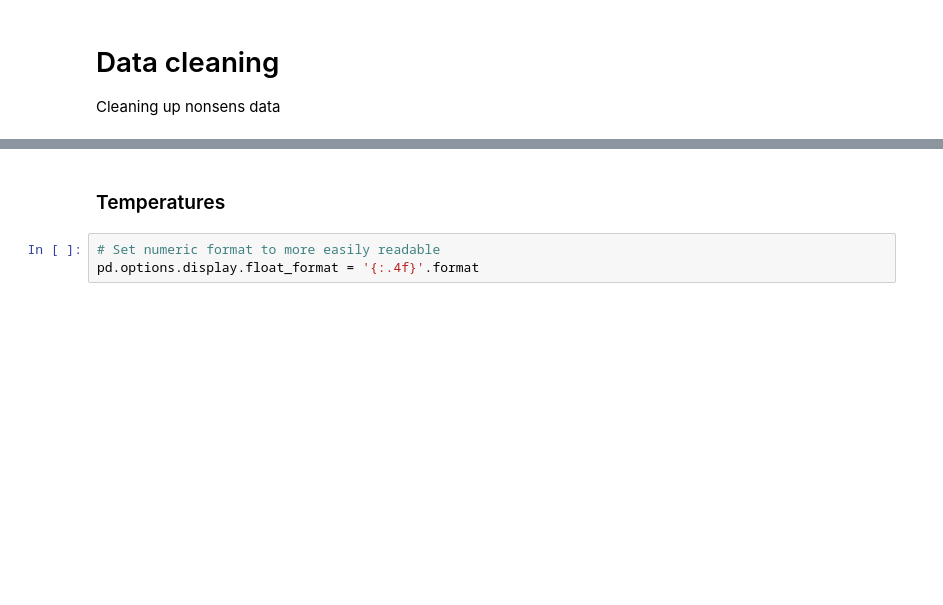
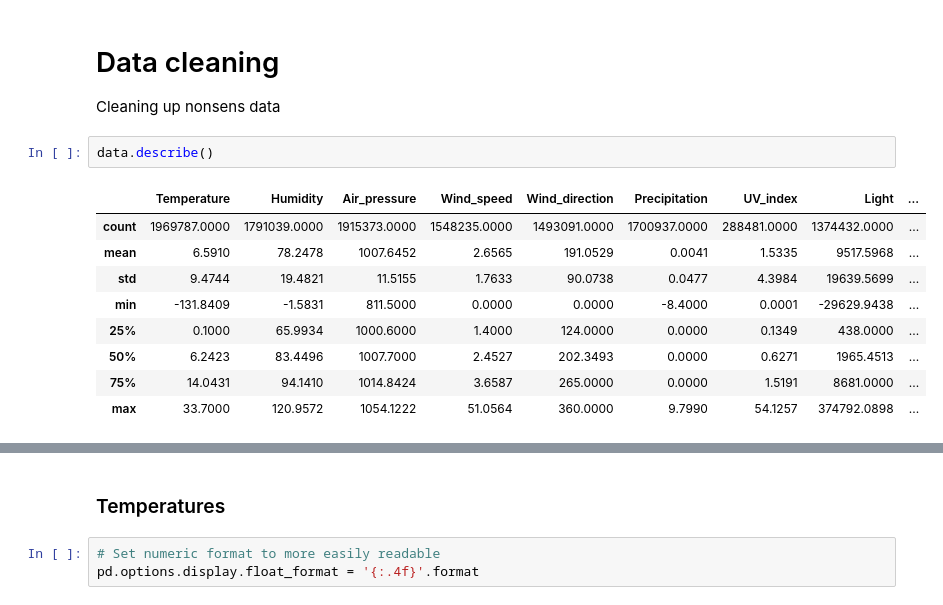
Before and after one commit to rkapp22/holidayplanner, a Jupyter notebook: holidayweather.ipynb, the cells around one changed output, grey strips where cells are left out. Drawn from its saved outputs; the diff is of its cells as text; blank space fills up the shorter version.

```diff
--- a/holidayweather.ipynb
+++ b/holidayweather.ipynb
@@ -450,3 +449,15 @@ pd.concat([data.head(), data.tail()])
 # %% [markdown]
 # Data cleaning
 Cleaning up nonsens data
+# %%
+data.describe()
+# %% [output]
+|  | Temperature | Humidity | Air_pressure | Wind_speed | Wind_direction | Precipitation | UV_index | Light | ... |
+| count | 1969787.0000 | 1791039.0000 | 1915373.0000 | 1548235.0000 | 1493091.0000 | 1700937.0000 | 288481.0000 | 1374432.0000 | ... |
+| mean | 6.5910 | 78.2478 | 1007.6452 | 2.6565 | 191.0529 | 0.0041 | 1.5335 | 9517.5968 | ... |
+| std | 9.4744 | 19.4821 | 11.5155 | 1.7633 | 90.0738 | 0.0477 | 4.3984 | 19639.5699 | ... |
+| min | -131.8409 | -1.5831 | 811.5000 | 0.0000 | 0.0000 | -8.4000 | 0.0001 | -29629.9438 | ... |
+| 25% | 0.1000 | 65.9934 | 1000.6000 | 1.4000 | 124.0000 | 0.0000 | 0.1349 | 438.0000 | ... |
+| 50% | 6.2423 | 83.4496 | 1007.7000 | 2.4527 | 202.3493 | 0.0000 | 0.6271 | 1965.4513 | ... |
+| 75% | 14.0431 | 94.1410 | 1014.8424 | 3.6587 | 265.0000 | 0.0000 | 1.5191 | 8681.0000 | ... |
+| max | 33.7000 | 120.9572 | 1054.1222 | 51.0564 | 360.0000 | 9.7990 | 54.1257 | 374792.0898 | ... |
```
Also changed, not shown: parts of 45 cells of this notebook.
